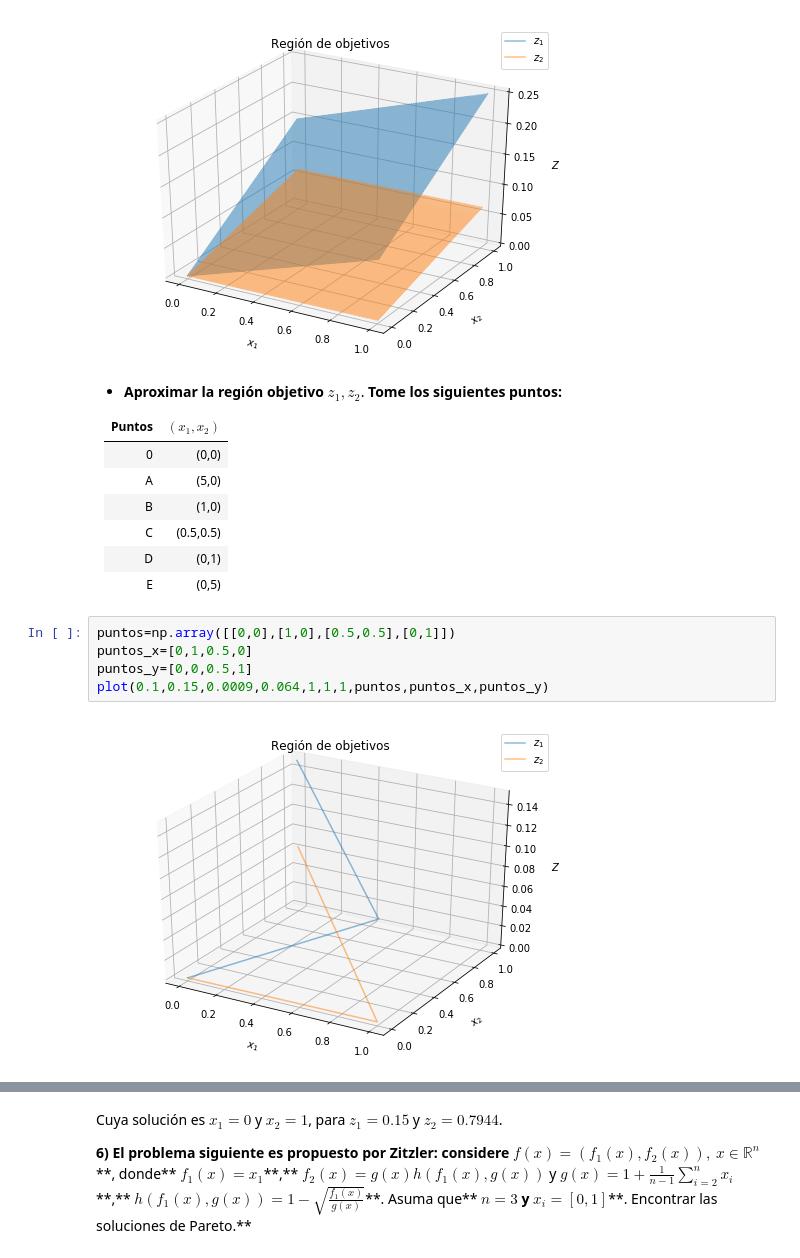
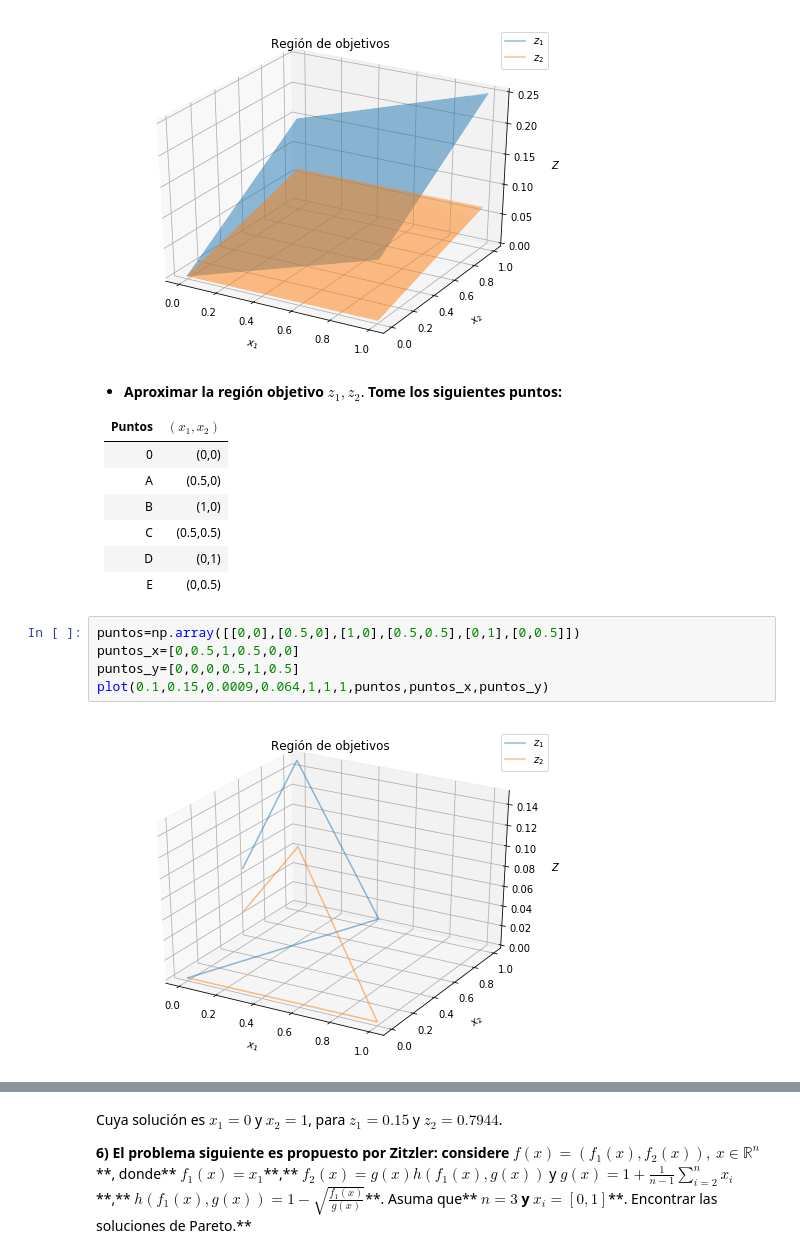
Before and after one commit to j-luisrd/Programaci-n, a Jupyter notebook: PM/Taller.ipynb, the cells around one changed output, grey strips where cells are left out. Drawn from its saved outputs; the diff is of its cells as text.

```diff
--- a/PM/Taller.ipynb
+++ b/PM/Taller.ipynb
@@ -308,18 +333,18 @@ plot(0.1,0.15,0.0009,0.064,1,1,0,0,0,0)
 | **Puntos** | $(x_1,x_2)$ |
 | ---------- | ----------- |
 |      0     |    (0,0)    |
-|      A     |    (5,0)    |
+|      A     |   (0.5,0)   |
 |      B     |    (1,0)    |
 |      C     |  (0.5,0.5)  |
 |      D     |    (0,1)    |
-|      E     |    (0,5)    |
+|      E     |   (0,0.5)   |
 # %%
-puntos=np.array([[0,0],[1,0],[0.5,0.5],[0,1]])
-puntos_x=[0,1,0.5,0]
-puntos_y=[0,0,0.5,1]
+puntos=np.array([[0,0],[0.5,0],[1,0],[0.5,0.5],[0,1],[0,0.5]])
+puntos_x=[0,0.5,1,0.5,0,0]
+puntos_y=[0,0,0,0.5,1,0.5]
 plot(0.1,0.15,0.0009,0.064,1,1,1,puntos,puntos_x,puntos_y)
 # %% [output]
-[figure, old version]
+[figure, new version]
 # %% [markdown]
 * **Suponga que el objetivo** $z_1$ **es doblemente importante que el objetivo $z_2$.**
 
```
Also changed, not shown: parts of 20 cells of this notebook.
